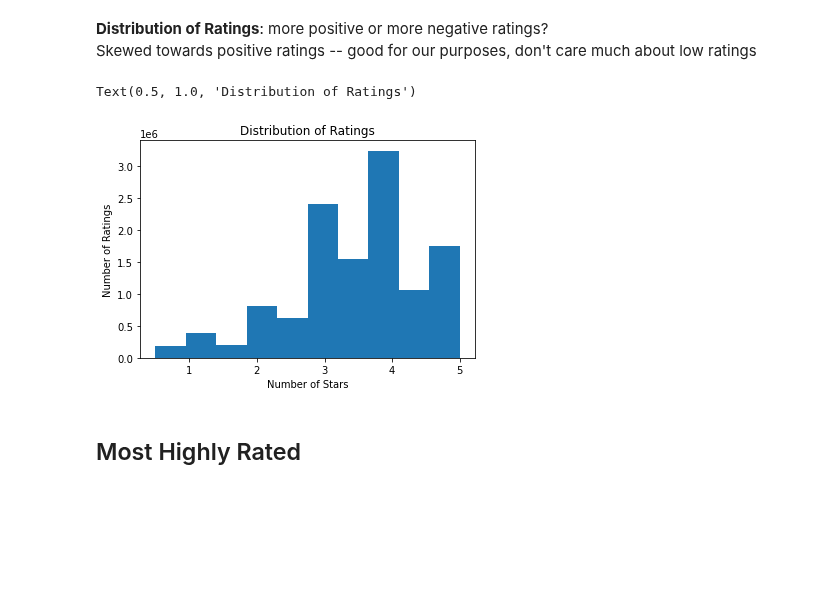
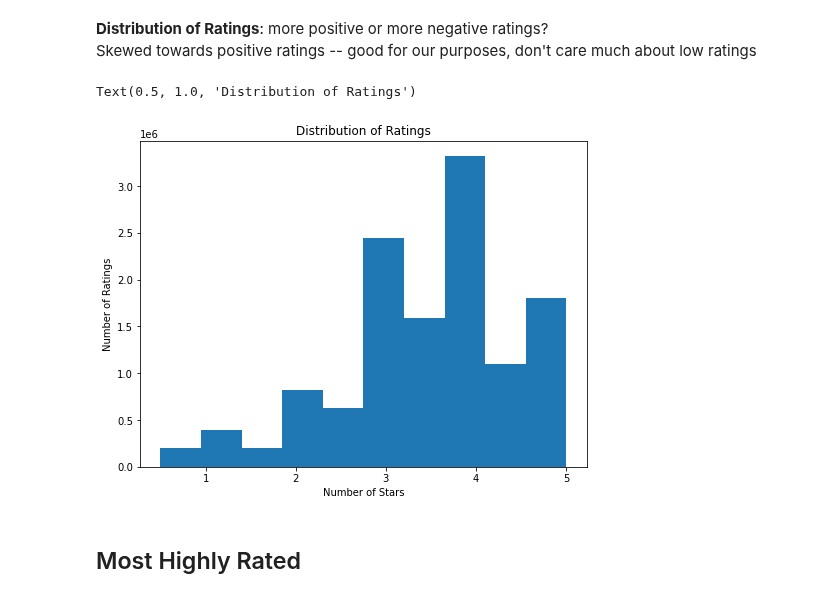
Before and after one commit to GovindBhala/DS5500-Movie-Recommendation-System, a Jupyter notebook: recommendation data exploration.ipynb, the cells around one changed output. Cells and saved outputs as stored; diff of their text form; code cells hidden in the pictures; blank space fills up the shorter version.

```diff
--- a/recommendation data exploration.ipynb
+++ b/recommendation data exploration.ipynb
@@ -364,13 +365,14 @@ len(ratings_movie[ratings_movie.rating < 10]) / len(ratings_movie)
 __Distribution of Ratings__: more positive or more negative ratings?
 Skewed towards positive ratings -- good for our purposes, don't care much about low ratings
 # %%
+fig, ax = plt.subplots(figsize = (8,6))
 plt.hist(ratings.rating)
 plt.xlabel('Number of Stars')
 plt.ylabel('Number of Ratings')
 plt.title('Distribution of Ratings')
 # %% [output]
 Text(0.5, 1.0, 'Distribution of Ratings')
-[figure, old version]
+[figure, new version]
 # %% [markdown]
 ## Most Highly Rated
 # %%
```
Also changed, not shown: parts of 15 cells of this notebook.
